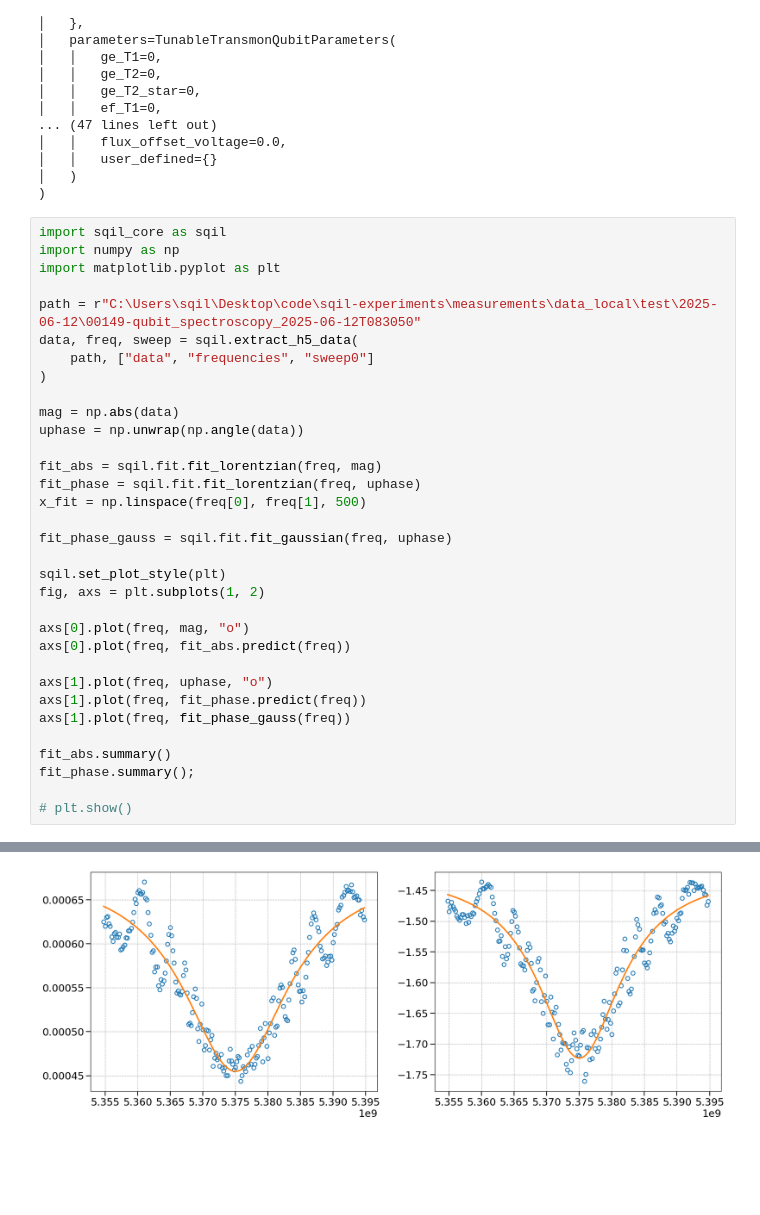
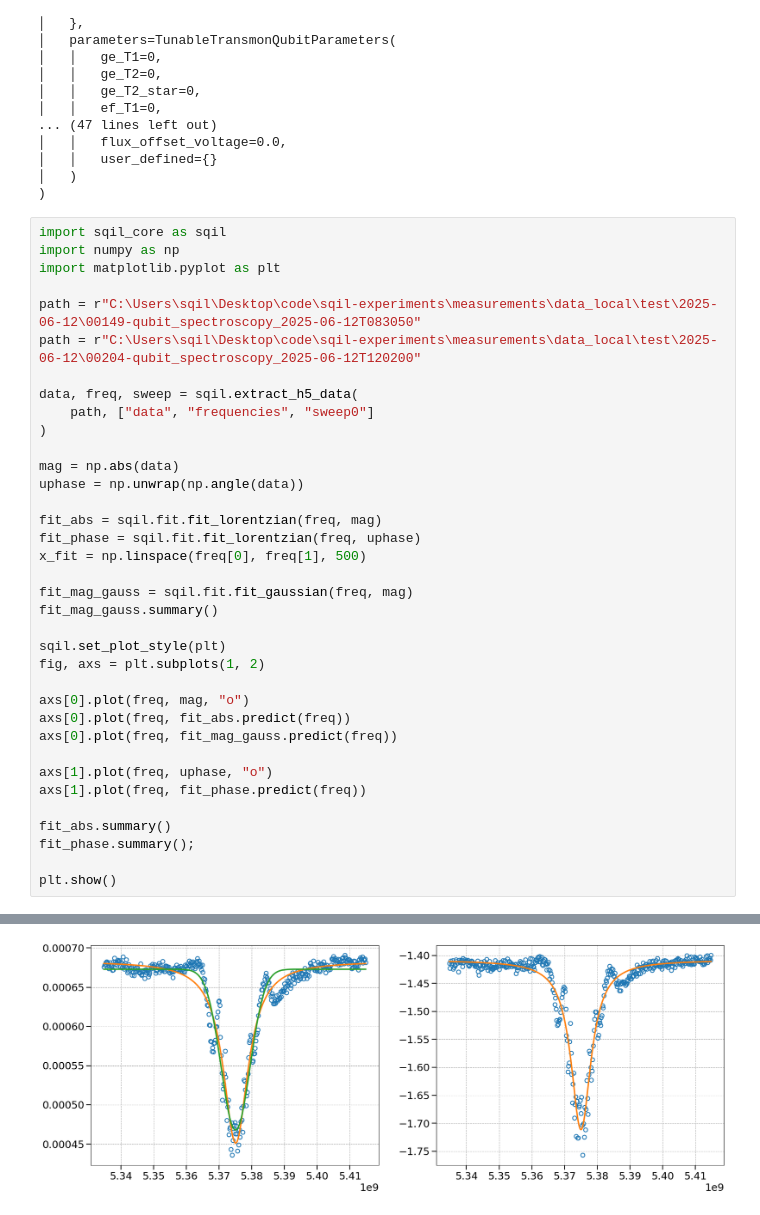
Before and after one commit to SQIL-EPFL/sqil-experiments, a Jupyter notebook: measurements/test.ipynb, the cells around one changed output, grey strips where cells are left out. Drawn from its saved outputs; the diff is of its cells as text; blank space fills up the shorter version.

```diff
--- a/measurements/test.ipynb
+++ b/measurements/test.ipynb
@@ -603,6 +603,8 @@ import numpy as np
 import matplotlib.pyplot as plt
 
 path = r"C:\Users\sqil\Desktop\code\sqil-experiments\measurements\data_local\test\2025-06-12\00149-qubit_spectroscopy_2025-06-12T083050"
+path = r"C:\Users\sqil\Desktop\code\sqil-experiments\measurements\data_local\test\2025-06-12\00204-qubit_spectroscopy_2025-06-12T120200"
+
 data, freq, sweep = sqil.extract_h5_data(
     path, ["data", "frequencies", "sweep0"]
 )
@@ -614,20 +616,21 @@ fit_abs = sqil.fit.fit_lorentzian(freq, mag)
 fit_phase = sqil.fit.fit_lorentzian(freq, uphase)
 x_fit = np.linspace(freq[0], freq[1], 500)
 
-fit_phase_gauss = sqil.fit.fit_gaussian(freq, uphase)
+fit_mag_gauss = sqil.fit.fit_gaussian(freq, mag)
+fit_mag_gauss.summary()
 
 sqil.set_plot_style(plt)
 fig, axs = plt.subplots(1, 2)
 
 axs[0].plot(freq, mag, "o")
 axs[0].plot(freq, fit_abs.predict(freq))
+axs[0].plot(freq, fit_mag_gauss.predict(freq))
 
 axs[1].plot(freq, uphase, "o")
 axs[1].plot(freq, fit_phase.predict(freq))
-axs[1].plot(freq, fit_phase_gauss(freq))
 
 fit_abs.summary()
 fit_phase.summary();
 
-# plt.show()
+plt.show()
 # %% [output]
@@ -649 +654 @@ reduced χ²    7.816e-04    GREAT (or overfitting)
-[figure, old version]
+[figure, new version]
```
Also changed, not shown: parts of 14 cells of this notebook, 2 other files.
